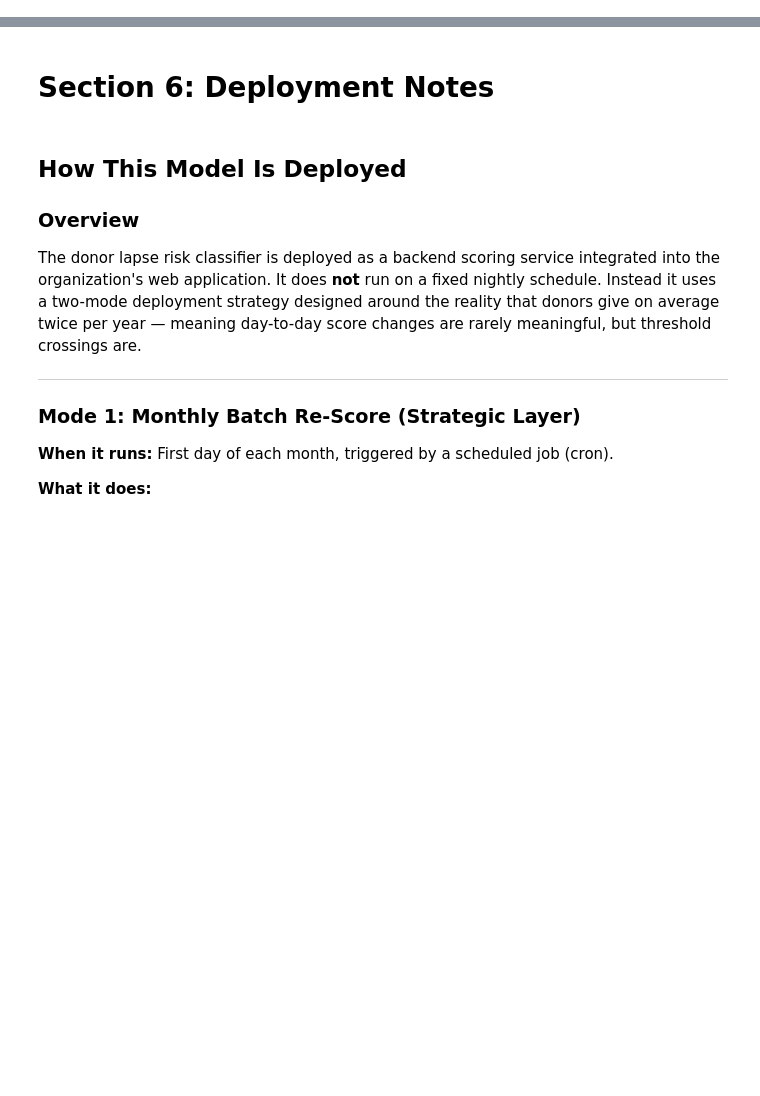
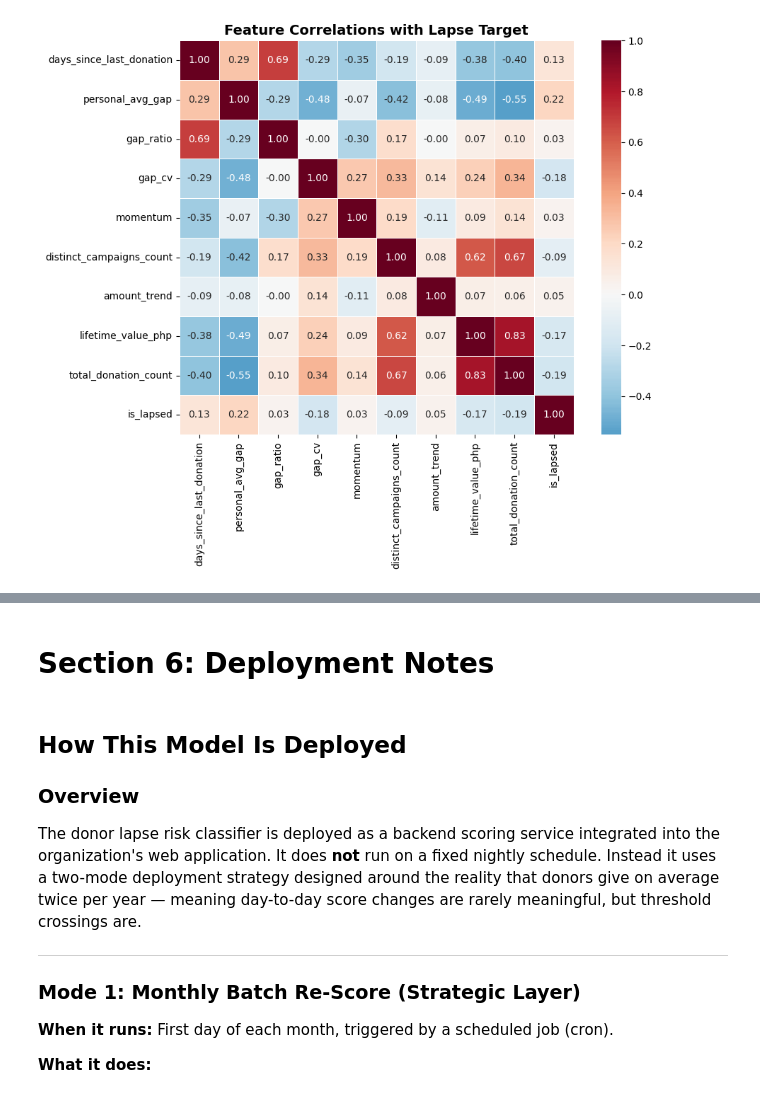
Before and after one commit to maddiejones03/INTEX_2, a Jupyter notebook: MLPipeline(Michael)/Pipeline1.ipynb, the cells around one changed output, grey strips where cells are left out. Saved outputs shown, nothing was run; the diff lists cells and outputs as text; code cells hidden in the pictures; blank space fills up the shorter version.

```diff
--- a/MLPipeline(Michael)/Pipeline1.ipynb
+++ b/MLPipeline(Michael)/Pipeline1.ipynb
@@ -0,0 +186,15 @@
+# %%
+corr_cols = numeric_features + ["is_lapsed"]
+df_corr = X[numeric_features].copy()
+df_corr["is_lapsed"] = y.values
+
+corr_matrix = df_corr[corr_cols].corr()
+
+fig, ax = plt.subplots(figsize=(10, 8))
+sns.heatmap(corr_matrix, annot=True, fmt=".2f", cmap="RdBu_r", center=0,
+            square=True, linewidths=0.5, ax=ax)
+ax.set_title("Feature Correlations with Lapse Target", fontsize=14, fontweight="bold")
+plt.tight_layout()
+plt.show()
+# %% [output]
+[figure, added]
```
Also changed, not shown: parts of 24 cells of this notebook, 4 other files.
